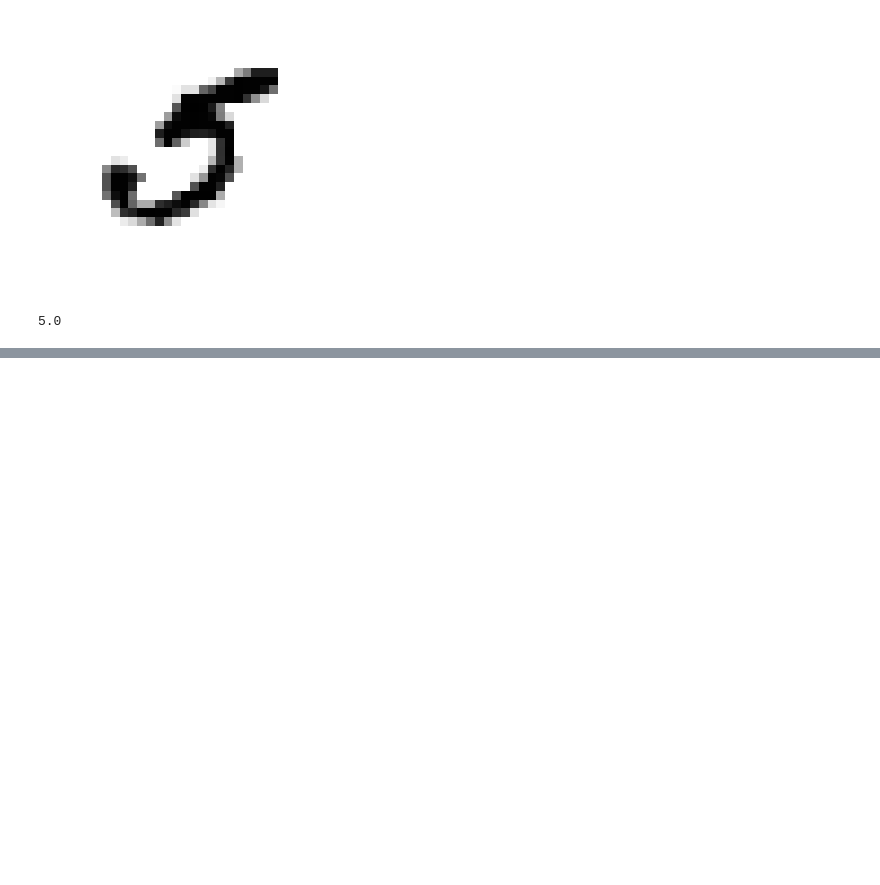
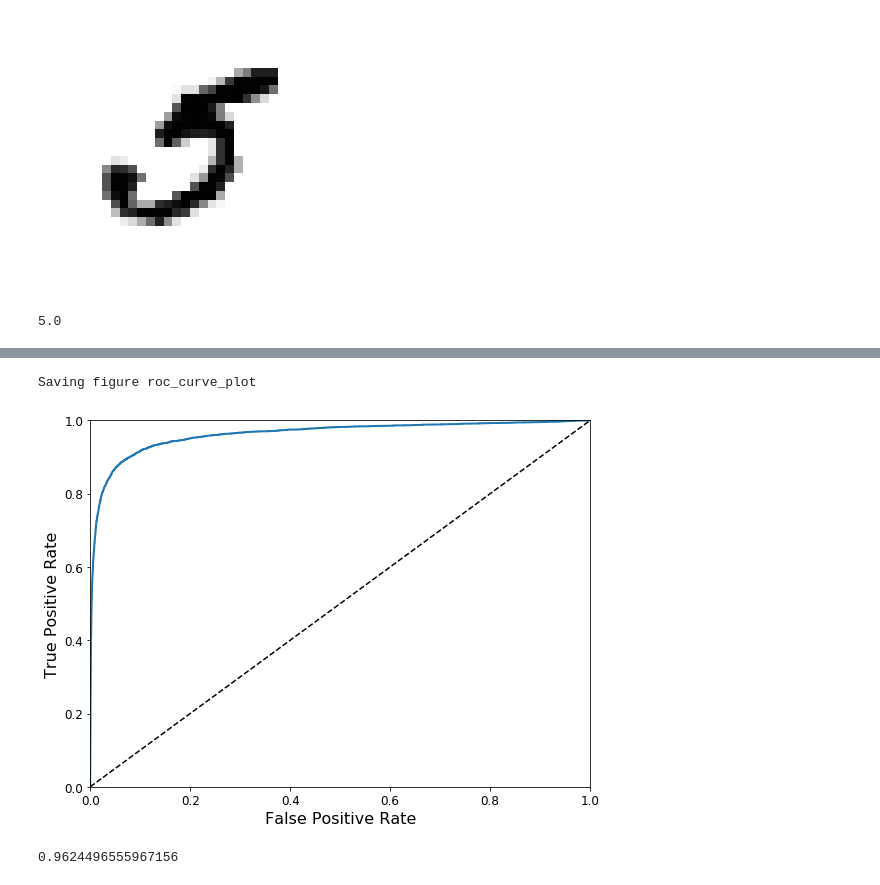
Before and after one commit to sayan31/Python-handson-ml, a Jupyter notebook: Chapter-3/classification.ipynb, the cells around one changed output, grey strips where cells are left out. Cells and saved outputs as stored; diff of their text form; code cells hidden in the pictures; blank space fills up the shorter version.

```diff
--- a/Chapter-3/classification.ipynb
+++ b/Chapter-3/classification.ipynb
@@ -91,0 +244,35 @@ y_test_5 = (y_test == 5)
+# %%
+# ROC (Receiver Operating Characteristic) curve -  It is very similar to the precision-recall curve
+# Difference is that it plots the True Positive Rate (recall) against false positive rate
+# False Positive Rate : ratio of negative instances that are incorrectly classified as positive.
+# To Plot ROC Curve, calculate  first the TPR and FPR for various threshold values\
+# This is done using roc_curve() function
+from sklearn.metrics import roc_curve
+
+fpr, tpr, thresholds = roc_curve(y_train_5, y_scores)
+# %%
+# Plotting TPR against FPR shows that greater the TPR (recall) value, higher is the FPR
+# Dotted line on the curve represents a purely random classifier.
+# Curves for good classifiers need to be as far away towqards the top left of the curve from the dotted line.
+def plot_roc_curve(fpr, tpr, label=None):
+    plt.plot(fpr, tpr, linewidth=2, label=label)
+    plt.plot([0, 1], [0, 1], 'k--')
+    plt.axis([0, 1, 0, 1])
+    plt.xlabel('False Positive Rate', fontsize=16)
+    plt.ylabel('True Positive Rate', fontsize=16)
+
+plt.figure(figsize=(8, 6))
+plot_roc_curve(fpr, tpr)
+save_fig("roc_curve_plot")
+plt.show()
+# %% [output]
+Saving figure roc_curve_plot
+[figure, added]
+# %%
+# roc_auc_score calculates the area under the curve for the ROC curve.
+# A good classifier will have this value close to 1.
+from sklearn.metrics import roc_auc_score
+
+roc_auc_score(y_train_5, y_scores)
+# %% [output]
+0.9624496555967156
```
Also changed, not shown: parts of 18 cells of this notebook, 3 other files.
